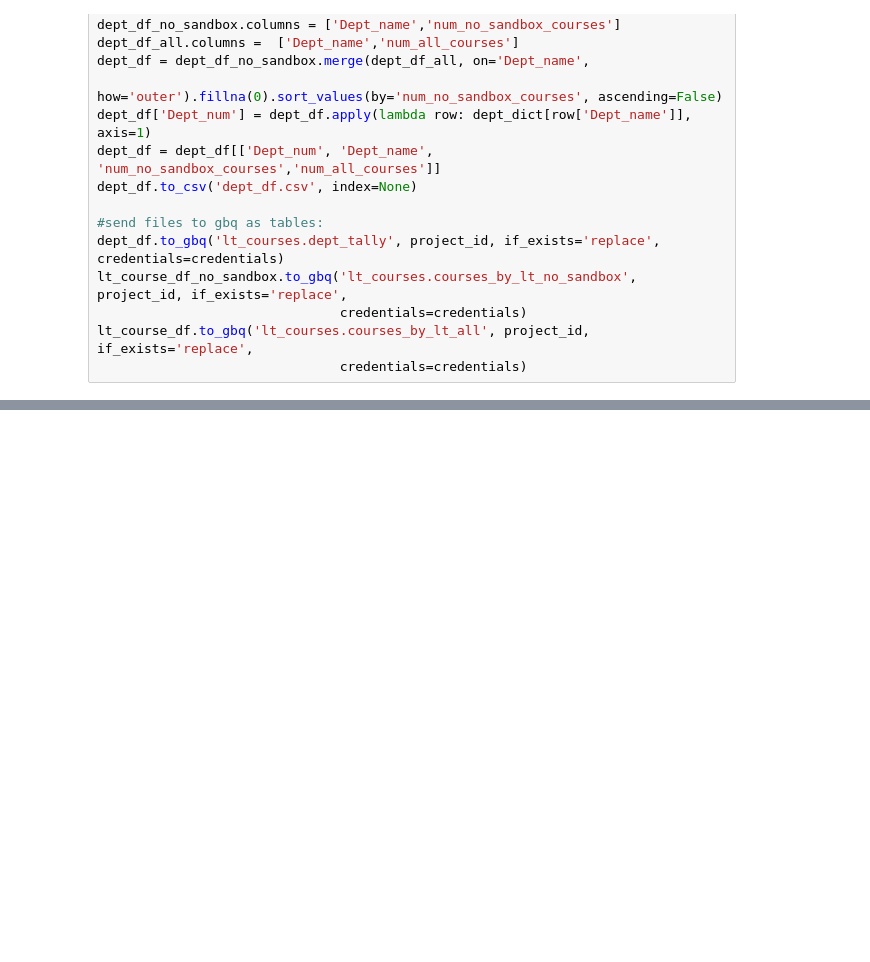
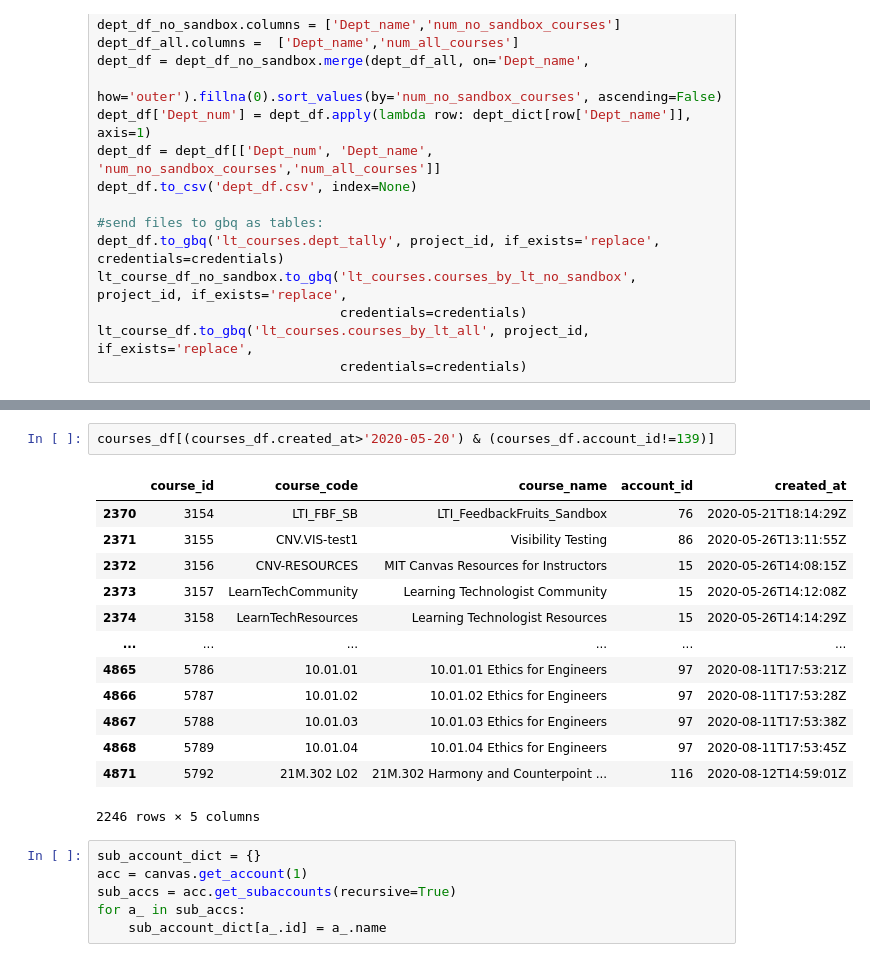
Before and after one commit to fayshaw/canvas_course_tracking, a Jupyter notebook: canvas_courses_by_lt.ipynb, the cells around one changed output, grey strips where cells are left out. Drawn from its saved outputs; the diff is of its cells as text; blank space fills up the shorter version.

```diff
--- a/canvas_courses_by_lt.ipynb
+++ b/canvas_courses_by_lt.ipynb
@@ -160,0 +205,22 @@ lt_course_df.to_gbq('lt_courses.courses_by_lt_all', project_id, if_exists='repla
+# %%
+courses_df[(courses_df.created_at>'2020-05-20') & (courses_df.account_id!=139)]
+# %% [output]
+|  | course_id | course_code | course_name | account_id | created_at |
+| 2370 | 3154 | LTI_FBF_SB | LTI_FeedbackFruits_Sandbox | 76 | 2020-05-21T18:14:29Z |
+| 2371 | 3155 | CNV.VIS-test1 | Visibility Testing | 86 | 2020-05-26T13:11:55Z |
+| 2372 | 3156 | CNV-RESOURCES | MIT Canvas Resources for Instructors | 15 | 2020-05-26T14:08:15Z |
+| 2373 | 3157 | LearnTechCommunity | Learning Technologist Community | 15 | 2020-05-26T14:12:08Z |
+| 2374 | 3158 | LearnTechResources | Learning Technologist Resources | 15 | 2020-05-26T14:14:29Z |
+| ... | ... | ... | ... | ... | ... |
+| 4865 | 5786 | 10.01.01 | 10.01.01 Ethics for Engineers | 97 | 2020-08-11T17:53:21Z |
+| 4866 | 5787 | 10.01.02 | 10.01.02 Ethics for Engineers | 97 | 2020-08-11T17:53:28Z |
+| 4867 | 5788 | 10.01.03 | 10.01.03 Ethics for Engineers | 97 | 2020-08-11T17:53:38Z |
+| 4868 | 5789 | 10.01.04 | 10.01.04 Ethics for Engineers | 97 | 2020-08-11T17:53:45Z |
+| 4871 | 5792 | 21M.302 L02 | 21M.302 Harmony and Counterpoint ... | 116 | 2020-08-12T14:59:01Z |
+2246 rows × 5 columns
+# %%
+sub_account_dict = {}
+acc = canvas.get_account(1)
+sub_accs = acc.get_subaccounts(recursive=True)
+for a_ in sub_accs:
+    sub_account_dict[a_.id] = a_.name
```
Also changed, not shown: parts of 8 cells of this notebook, 2 other files.
